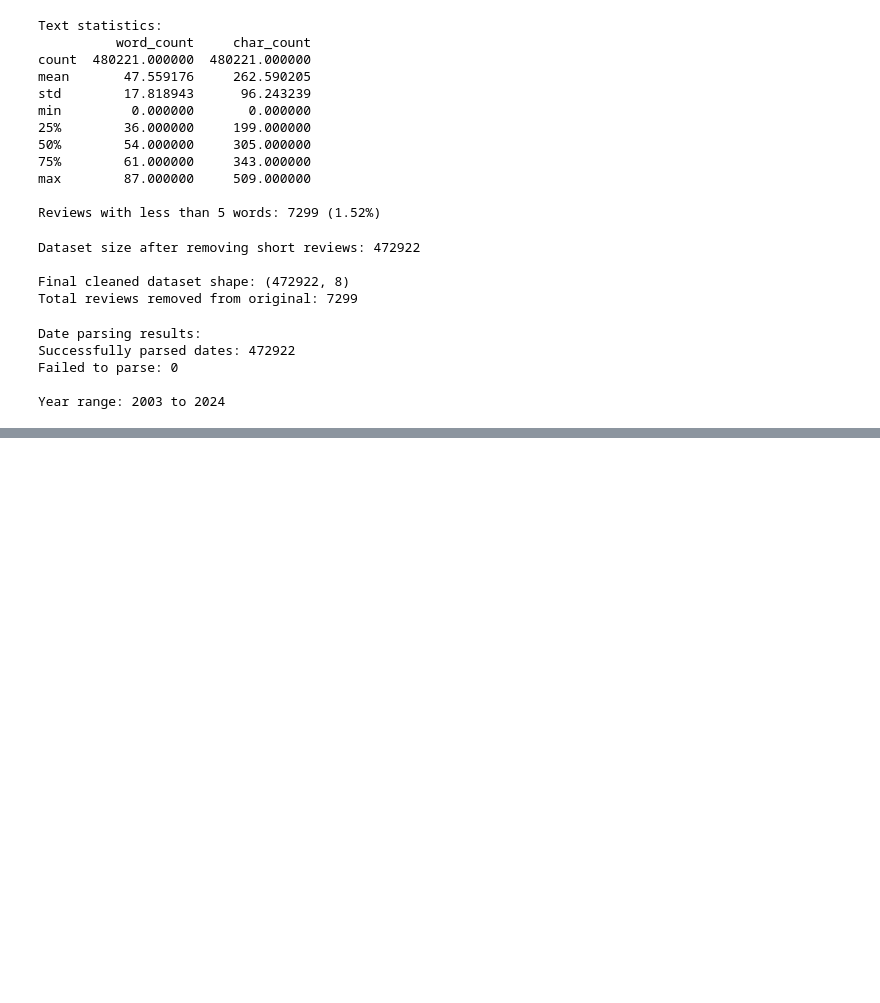
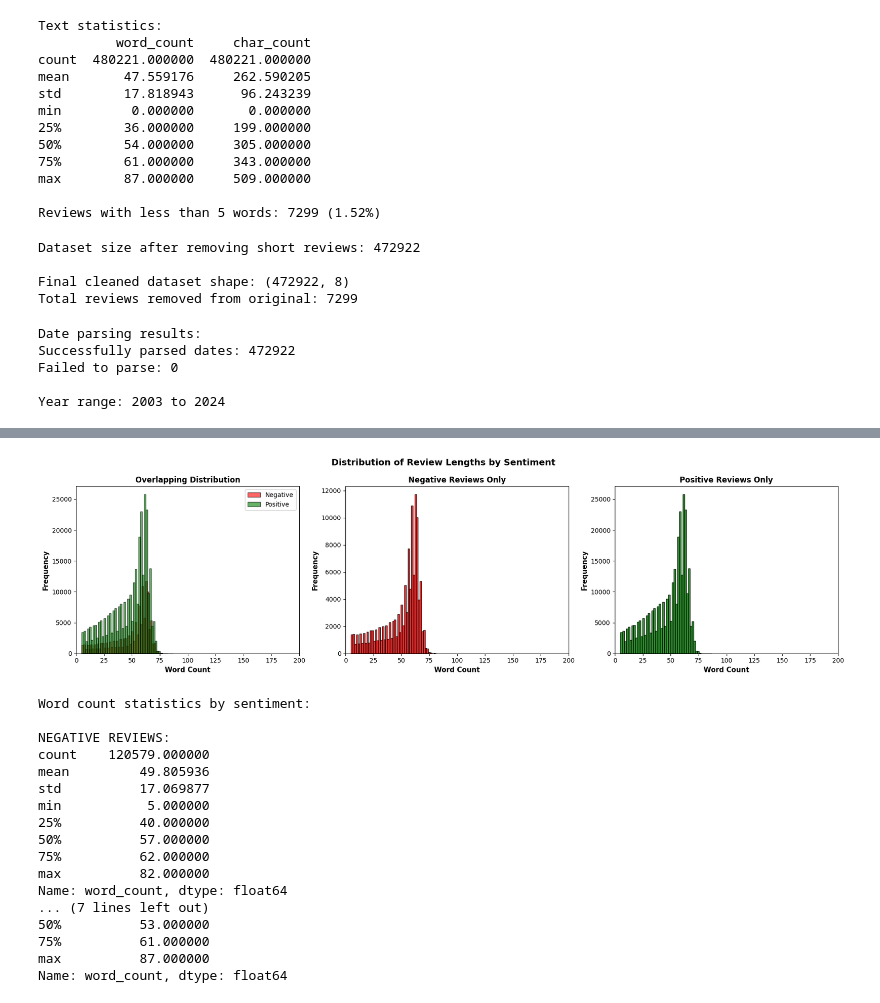
Before and after one commit to 3028Bikalpa/SOSC314_project_Bikki, a Jupyter notebook: project_code.ipynb, the cells around one changed output, grey strips where cells are left out. Drawn from its saved outputs; the diff is of its cells as text; code cells hidden in the pictures; blank space fills up the shorter version.

Commit message:
Analyse and visualize word count

```diff
--- a/project_code.ipynb
+++ b/project_code.ipynb
@@ -286,0 +326,58 @@ Year range: 2003 to 2024
+# %%
+fig, axes = plt.subplots(1, 3, figsize=(18, 5))
+
+# Plot 1: Overlapping histograms with TRANSPARENCY
+axes[0].hist(df_modeling[df_modeling['sentiment']==0]['word_count'],
+             bins=50, alpha=0.6, label='Negative', color='red', edgecolor='black')
+axes[0].hist(df_modeling[df_modeling['sentiment']==1]['word_count'],
+             bins=50, alpha=0.6, label='Positive', color='green', edgecolor='black')
+axes[0].set_xlabel('Word Count', fontsize=11, fontweight='bold')
+axes[0].set_ylabel('Frequency', fontsize=11, fontweight='bold')
+axes[0].set_title('Overlapping Distribution', fontsize=12, fontweight='bold')
+axes[0].legend()
+axes[0].set_xlim(0, 200)
+
+# Plot 2: Separate histograms
+axes[1].hist(df_modeling[df_modeling['sentiment']==0]['word_count'],
+             bins=50, alpha=0.8, color='red', edgecolor='black')
+axes[1].set_xlabel('Word Count', fontsize=11, fontweight='bold')
+axes[1].set_ylabel('Frequency', fontsize=11, fontweight='bold')
+axes[1].set_title('Negative Reviews Only', fontsize=12, fontweight='bold')
+axes[1].set_xlim(0, 200)
+
+axes[2].hist(df_modeling[df_modeling['sentiment']==1]['word_count'],
+             bins=50, alpha=0.8, color='green', edgecolor='black')
+axes[2].set_xlabel('Word Count', fontsize=11, fontweight='bold')
+axes[2].set_ylabel('Frequency', fontsize=11, fontweight='bold')
+axes[2].set_title('Positive Reviews Only', fontsize=12, fontweight='bold')
+axes[2].set_xlim(0, 200)
+
+plt.suptitle('Distribution of Review Lengths by Sentiment', fontsize=14, fontweight='bold')
+plt.tight_layout()
+plt.show()
+
+# Statistics
+print("Word count statistics by sentiment:")
+print("\nNEGATIVE REVIEWS:")
+print(df_modeling[df_modeling['sentiment']==0]['word_count'].describe())
+print("\nPOSITIVE REVIEWS:")
+print(df_modeling[df_modeling['sentiment']==1]['word_count'].describe())
+# %% [output]
+[figure, added]
+Word count statistics by sentiment:
+
+NEGATIVE REVIEWS:
+count    120579.000000
+mean         49.805936
+std          17.069877
+min           5.000000
+25%          40.000000
+50%          57.000000
+75%          62.000000
+max          82.000000
+Name: word_count, dtype: float64
+... (7 lines left out)
+50%          53.000000
+75%          61.000000
+max          87.000000
+Name: word_count, dtype: float64
```
Also changed, not shown: parts of 2 cells of this notebook.
